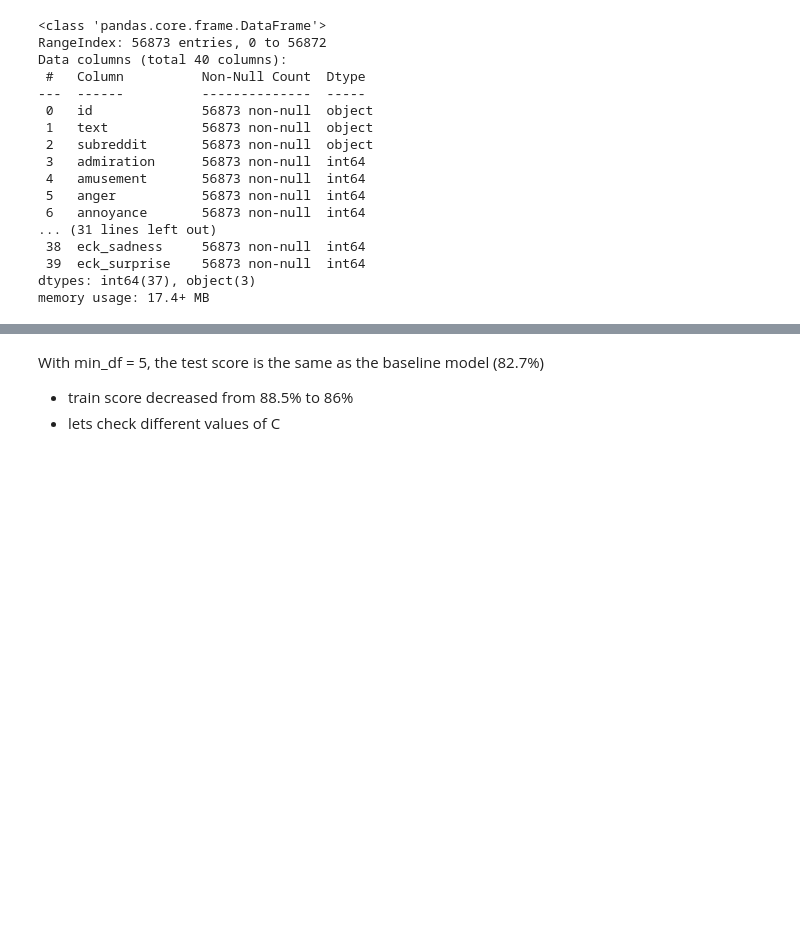
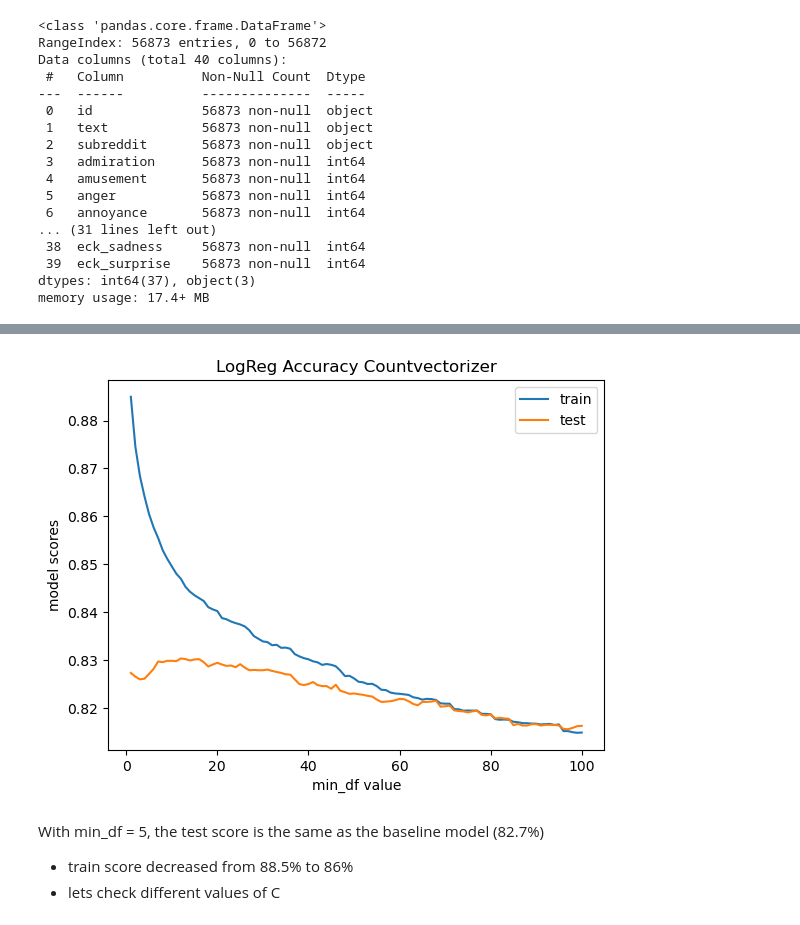
Before and after one commit to ntran119/GoEmotions_Brainstation_Cap, a Jupyter notebook: GoEmo_Week2.ipynb, the cells around one changed output, grey strips where cells are left out. Saved outputs shown, nothing was run; the diff lists cells and outputs as text; code cells hidden in the pictures; blank space fills up the shorter version.

```diff
--- a/GoEmo_Week2.ipynb
+++ b/GoEmo_Week2.ipynb
@@ -79,3 +133,14 @@ Please also refer to the documentation for alternative solver options:
+# %%
+plt.figure()
+plt.plot(min_, train_score, label = 'train')
+plt.plot(min_, test_score, label = 'test')
+plt.xlabel('min_df value')
+plt.ylabel('model scores')
+plt.legend()
+plt.title('LogReg Accuracy Countvectorizer')
+plt.show()
+# %% [output]
+[figure, added]
 # %% [markdown]
 With min_df = 5, the test score is the same as the baseline model (82.7%)
 - train score decreased from 88.5% to 86%
```
Also changed, not shown: parts of 44 cells of this notebook, 7 other files.
